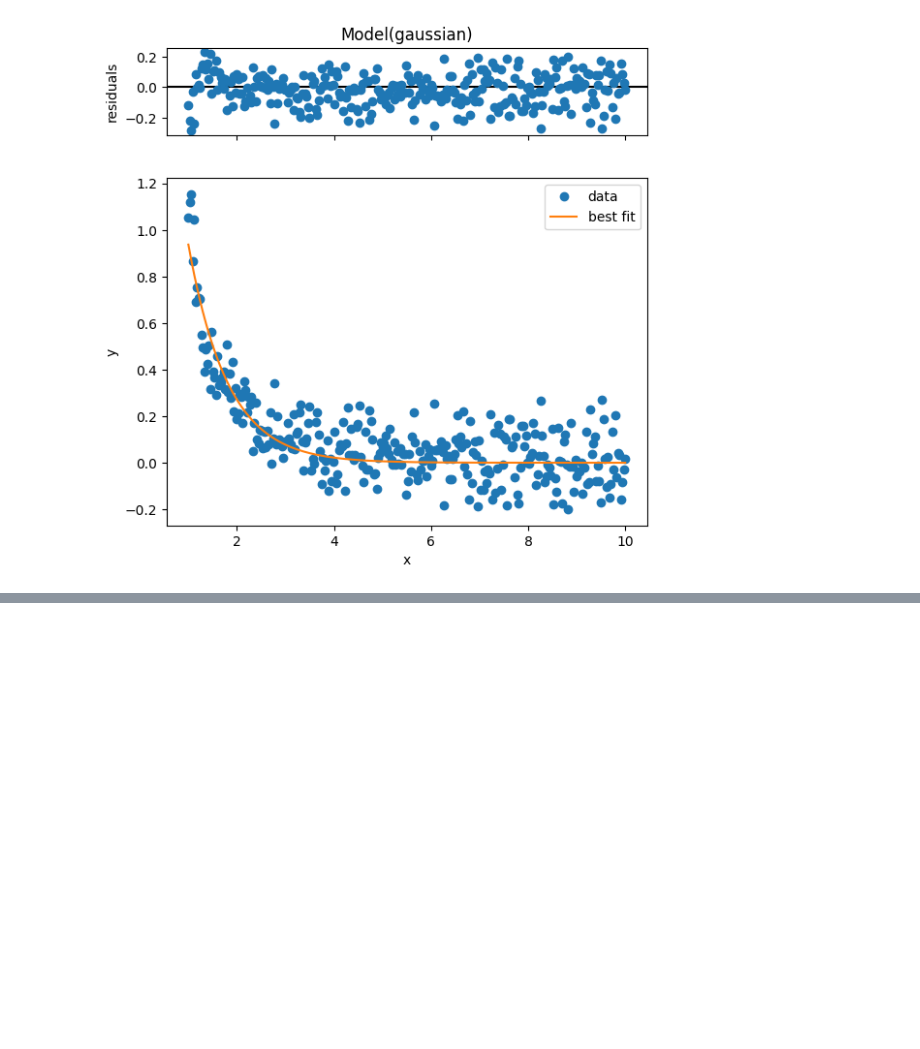
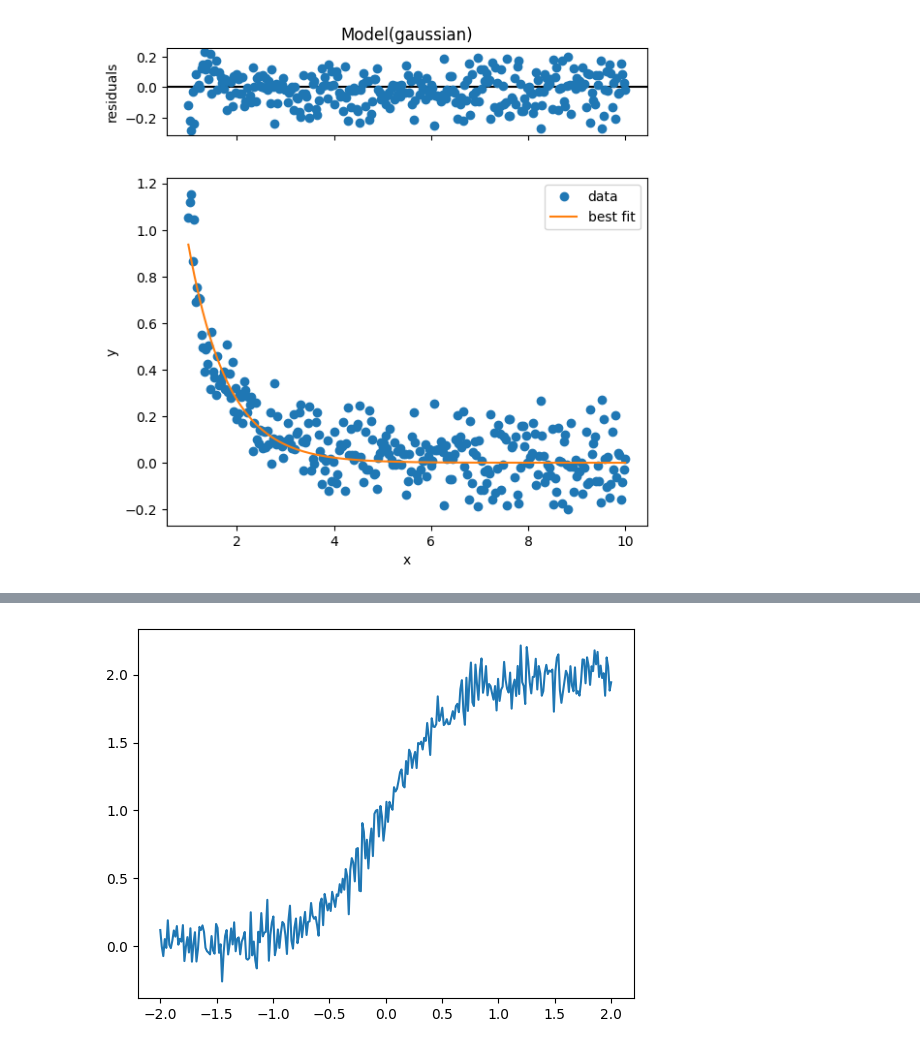
Before and after one commit to Tien-Dat-PHAN/DataScience, a Jupyter notebook: Udemy_MasterPython/Data_curve_fitting.ipynb, the cells around one changed output, grey strips where cells are left out. Saved outputs shown, nothing was run; the diff lists cells and outputs as text; code cells hidden in the pictures; blank space fills up the shorter version.

Commit message:
your function fit

```diff
--- a/Udemy_MasterPython/Data_curve_fitting.ipynb
+++ b/Udemy_MasterPython/Data_curve_fitting.ipynb
@@ -140,0 +141,3 @@ result2.plot()
+# %%
+x = np.linspace(-2,2,300)
+x
@@ -140,0 +162,14 @@ result2.plot()
+# %%
+# create the function
+
+alpha = 2
+beta = 3.46
+tau = 0
+
+y = alpha/(1 + np.exp(-beta*(x - tau))) + 0.1*np.random.randn(len(x))
+# %%
+
+plt.plot(x, y)
+plt.show()
+# %% [output]
+[figure, added]
```
Also changed, not shown: parts of 7 cells of this notebook.
